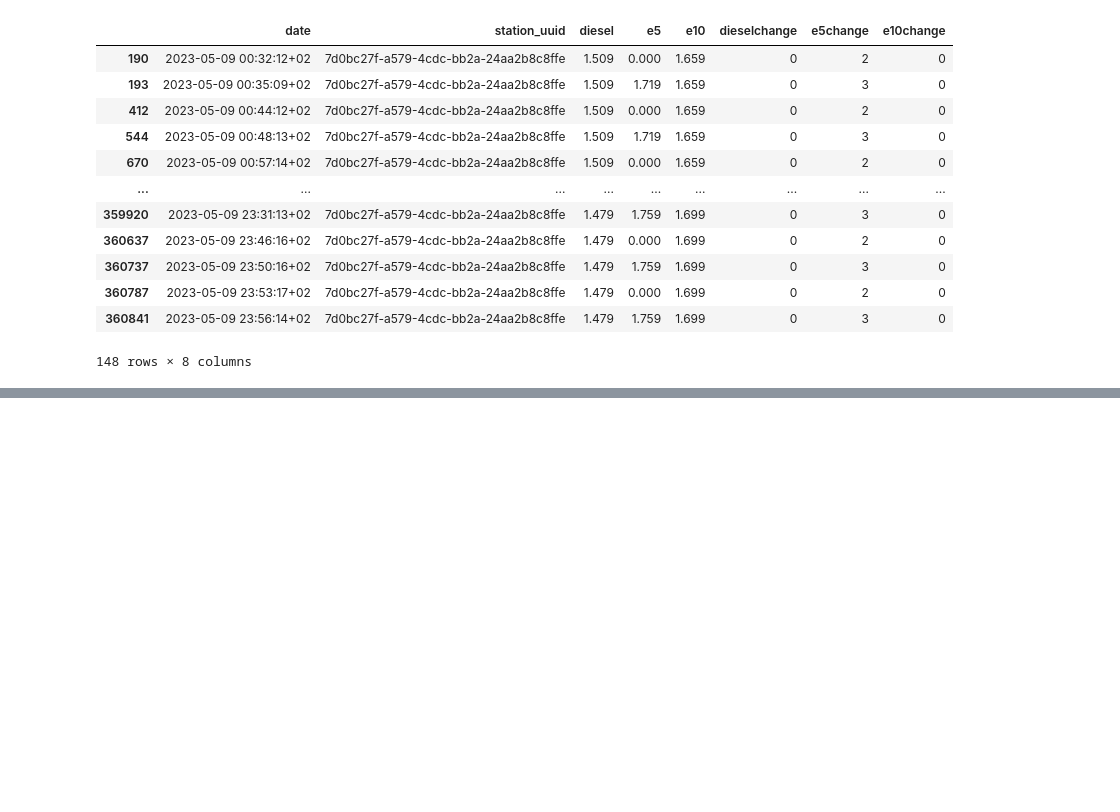
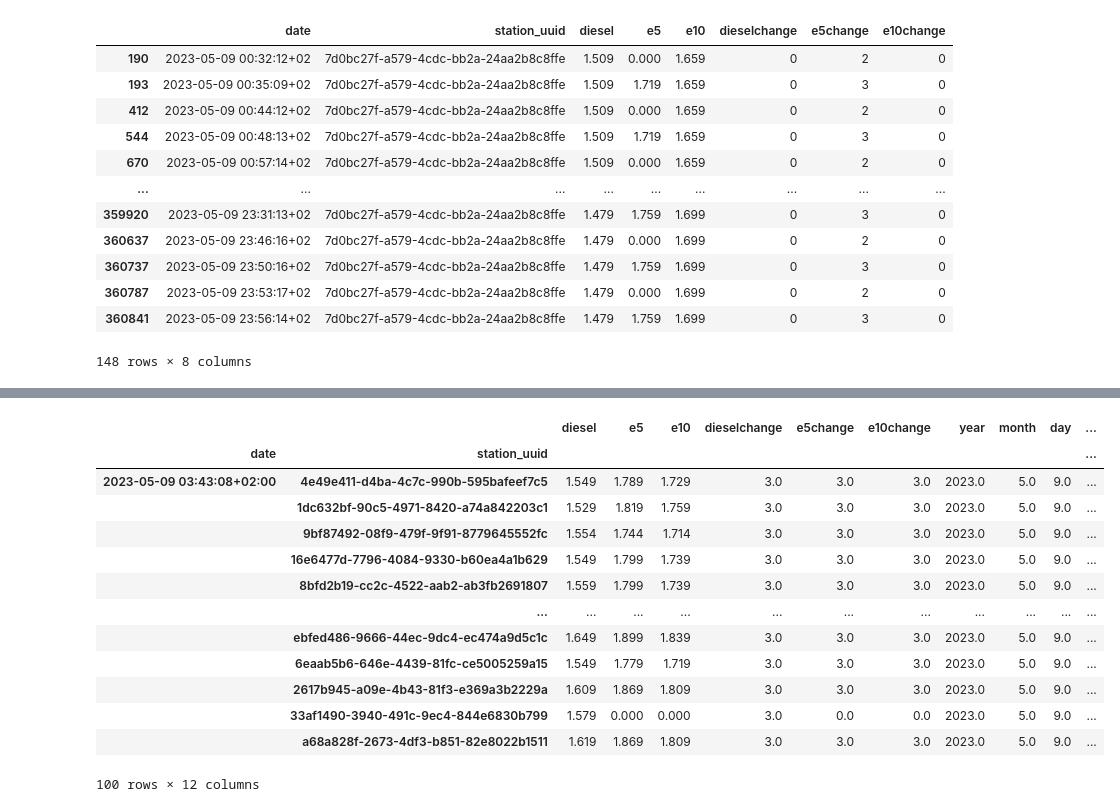
Before and after one commit to petrol-price-predictor/jurassic-juice-juggler, a Jupyter notebook: cleaning.ipynb, the cells around one changed output, grey strips where cells are left out. Cells and saved outputs as stored; diff of their text form; code cells hidden in the pictures; blank space fills up the shorter version.

```diff
--- a/cleaning.ipynb
+++ b/cleaning.ipynb
@@ -175,0 +286,47 @@ stations_data.query('uuid == "7d0bc27f-a579-4cdc-bb2a-24aa2b8c8ffe"')
+# %%
+np.random.seed(42)
+
+active_stations = prices_data09.station_uuid.unique()
+active_stations_sample = np.random.choice(active_stations, size=100)
+pds = prices_data09.query('station_uuid in @active_stations_sample')
+pds
+
+timestamps = pd.Series(pds.date.unique(), name='date')
+stations = pd.Series(pds.station_uuid.unique(), name='station_uuid')
+
+
+# create a table that carries all stations for each hour of the day
+
+# group by the hour of the day, take the average price if a station is occuring more than once during that time
+
+# if a station occurs, check the *change columns if its a 2 or a 3, and if yes, check if the price is actually different from the previous hour of if prices have just been re-reported
+
+# if prices changed then make a 1 in the price-changed-dummies
+
+# if there are multiple occurences of the same station within one hour, check which prices changed and make en entry for the respective dummy
+
+# if there are multiple occurences of the same station within one hour, for each of the 3 fuel prices, count how often it changed
+
+# take a batch for each hour of the day
+
+# check
+
+df = pd.merge(timestamps, stations, how='cross')
+df = pd.merge(df, pds, how='left', on=['date', 'station_uuid']).set_index(['date', 'station_uuid'])
+
+df.query('hour==3')
+# %% [output]
+|  |  | diesel | e5 | e10 | dieselchange | e5change | e10change | year | month | day | ... |
+| date | station_uuid |  |  |  |  |  |  |  |  |  | ... |
+| 2023-05-09 03:43:08+02:00 | 4e49e411-d4ba-4c7c-990b-595bafeef7c5 | 1.549 | 1.789 | 1.729 | 3.0 | 3.0 | 3.0 | 2023.0 | 5.0 | 9.0 | ... |
+|  | 1dc632bf-90c5-4971-8420-a74a842203c1 | 1.529 | 1.819 | 1.759 | 3.0 | 3.0 | 3.0 | 2023.0 | 5.0 | 9.0 | ... |
+|  | 9bf87492-08f9-479f-9f91-8779645552fc | 1.554 | 1.744 | 1.714 | 3.0 | 3.0 | 3.0 | 2023.0 | 5.0 | 9.0 | ... |
+|  | 16e6477d-7796-4084-9330-b60ea4a1b629 | 1.549 | 1.799 | 1.739 | 3.0 | 3.0 | 3.0 | 2023.0 | 5.0 | 9.0 | ... |
+|  | 8bfd2b19-cc2c-4522-aab2-ab3fb2691807 | 1.559 | 1.799 | 1.739 | 3.0 | 3.0 | 3.0 | 2023.0 | 5.0 | 9.0 | ... |
+|  | ... | ... | ... | ... | ... | ... | ... | ... | ... | ... | ... |
+|  | ebfed486-9666-44ec-9dc4-ec474a9d5c1c | 1.649 | 1.899 | 1.839 | 3.0 | 3.0 | 3.0 | 2023.0 | 5.0 | 9.0 | ... |
+|  | 6eaab5b6-646e-4439-81fc-ce5005259a15 | 1.549 | 1.779 | 1.719 | 3.0 | 3.0 | 3.0 | 2023.0 | 5.0 | 9.0 | ... |
+|  | 2617b945-a09e-4b43-81f3-e369a3b2229a | 1.609 | 1.869 | 1.809 | 3.0 | 3.0 | 3.0 | 2023.0 | 5.0 | 9.0 | ... |
+|  | 33af1490-3940-491c-9ec4-844e6830b799 | 1.579 | 0.000 | 0.000 | 3.0 | 0.0 | 0.0 | 2023.0 | 5.0 | 9.0 | ... |
+|  | a68a828f-2673-4df3-b851-82e8022b1511 | 1.619 | 1.869 | 1.809 | 3.0 | 3.0 | 3.0 | 2023.0 | 5.0 | 9.0 | ... |
+100 rows × 12 columns
```
Also changed, not shown: parts of 8 cells of this notebook.
